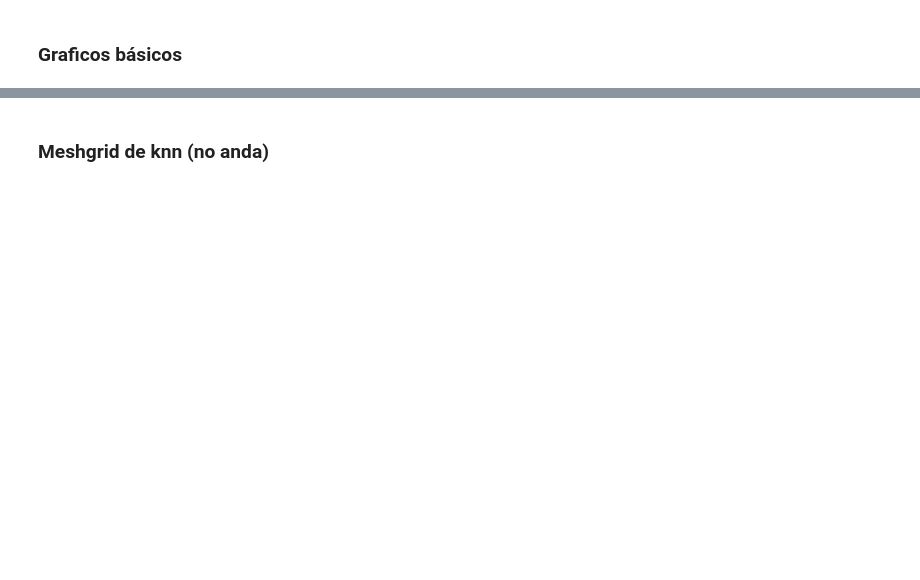
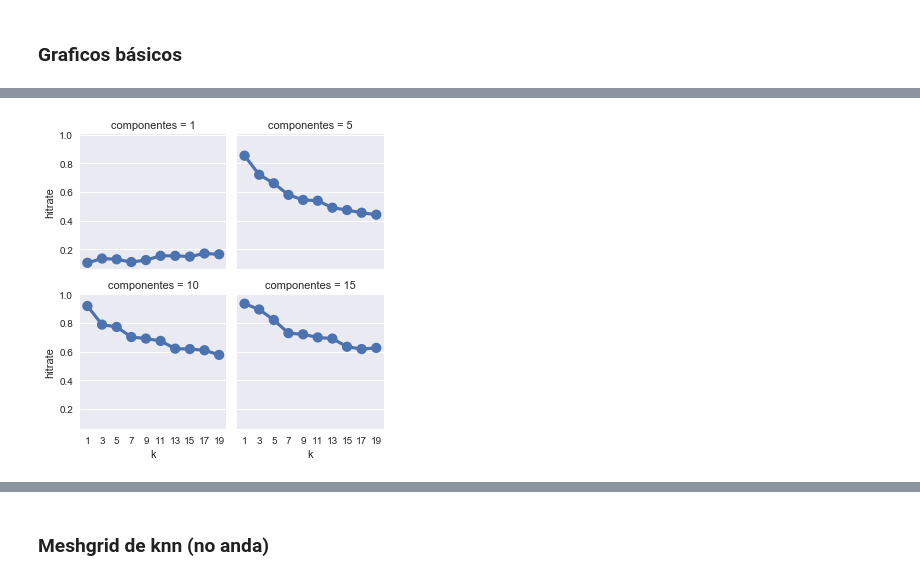
Before and after one commit to smcsicardi/metnum-tp2, a Jupyter notebook: implementacion/grafiquitos.ipynb, the cells around one changed output, grey strips where cells are left out. Cells and saved outputs as stored; diff of their text form; code cells hidden in the pictures; blank space fills up the shorter version.

```diff
--- a/implementacion/grafiquitos.ipynb
+++ b/implementacion/grafiquitos.ipynb
@@ -6,11 +6,14 @@ import numpy as np
 import matplotlib.pyplot as plt
 import seaborn as sns
 import pandas as pd
-from metricas import *
+import metricas
 
-#df = pd.read_csv('csv/X2.csv')
-#sns.lmplot('x1', 'x2', data=df, fit_reg=False, hue="persona", palette="Paired", scatter_kws={"marker": "D","s": 100})
+c = 60
 
-m = confusion_matrix(execute(5))
-sns.heatmap(m)
+def save(n):
+    #return
+    plt.savefig('imagenes/{}.png'.format(n), format='png', bbox_inches='tight', dpi=250)
+
+df = pd.read_csv('csv/X2.csv')
+df
 # %% [output]
@@ -17,0 +56,7 @@ SyntaxError: Non-ASCII character '\xc3' in file metricas.py on line 26, but no e
+# %%
+hitrates = pd.read_csv('csv/hitrates.csv')
+g = sns.FacetGrid(hitrates, col="componentes", col_wrap=2, palette='Set1', size=2.5)
+g.map(sns.pointplot, 'k', 'hitrate')
+save('grid-gamma-k')
+# %% [output]
+[figure, added]
```
Also changed, not shown: parts of 10 cells of this notebook, 4 other files.
